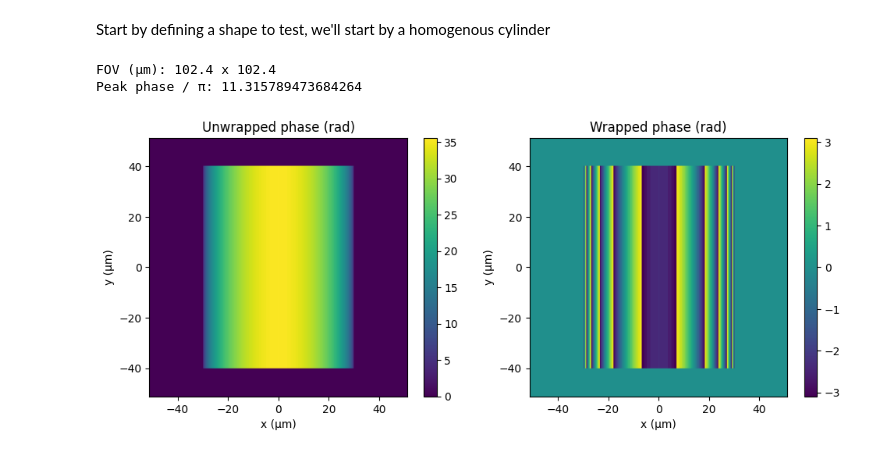
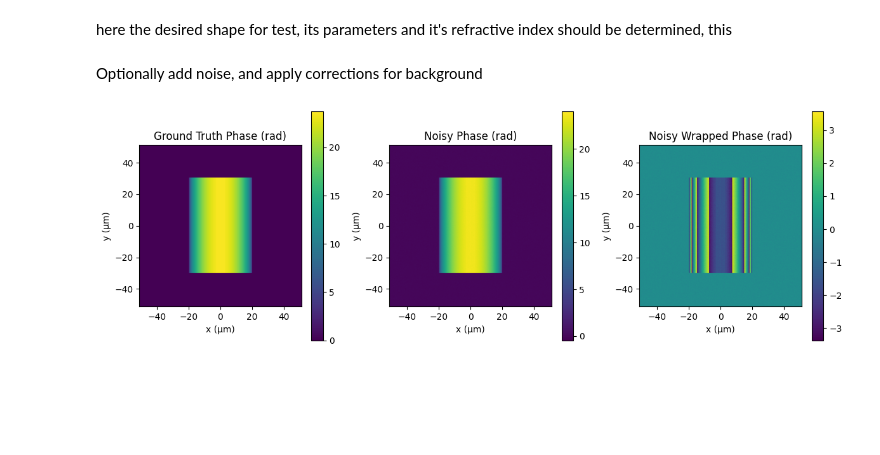
Before and after one commit to oheymans/odt-thesis, a Jupyter notebook: notebooks/phase_unwraping_simulations.ipynb, the cells around one changed output. Cells and saved outputs as stored; diff of their text form; code cells hidden in the pictures; blank space fills up the shorter version.

```diff
--- a/notebooks/phase_unwraping_simulations.ipynb
+++ b/notebooks/phase_unwraping_simulations.ipynb
@@ -20,4 +41,4 @@ n_obj = 1.38      # try scalar first
 # %% [markdown]
-Start by defining a shape to test, we'll start by a homogenous cylinder
+ here the desired shape for test, its parameters and it's refractive index should be determined, this
 # %%
 
@@ -77,24 +62,47 @@ def cylinder_phase_perp_to_z_3d(
-# %%
-phi_true, phi_wrap = cylinder_phase_perp_to_z_3d(
-    Nx, Ny, px, py,
-    R, L,
-    lam=lam, n_med=n_med,
-    n_obj=n_obj,
-    pz=pz
-)
-
-print("FOV (µm):", Nx*px, "x", Ny*py)
-print("Peak phase / π:", float(phi_true.max()/np.pi))
-# %% [output]
-FOV (µm): 102.4 x 102.4
-Peak phase / π: 11.315789473684264
+# %% [markdown]
+Optionally add noise, and apply corrections for background
+# %%
+# Choose wether to use random noisy data or not and choose how noisy it will be
+use_noisy = True
+sigma = 0.1 # How noisy will the data be
+
+# Choose wether to apply correction to the background
+apply_correction = True
+
+plots = [phi_true, phi_wrapped_used]
+plots_names = ["Ground Truth Phase (rad)", "Wrapped Phase (rad)"]
+n = 2
+
+if use_noisy:
+    phi_noisy = additive_noise(phi_true, sigma, enabled=True)
+    phi_wrapped_used = additive_noise(phi_wrapped, sigma, enabled=True)
+else:
+    phi_noisy = None
+    phi_wrapped_used = phi_wrapped
 # %%
-fig, axes = plt.subplots(1, 2, figsize=(10,4))
-im0 = axes[0].imshow(phi_true, origin='lower', extent=[-Nx*px/2, Nx*px/2, -Ny*py/2, Ny*py/2])
-axes[0].set_title("Unwrapped phase (rad)"); plt.colorbar(im0, ax=axes[0])
-im1 = axes[1].imshow(phi_wrap, origin='lower', extent=[-Nx*px/2, Nx*px/2, -Ny*py/2, Ny*py/2])
-axes[1].set_title("Wrapped phase (rad)"); plt.colorbar(im1, ax=axes[1])
-for ax in axes: ax.set_xlabel("x (µm)"); ax.set_ylabel("y (µm)")
+# Build plots list
+plots = [phi_true, phi_wrapped_used]
+plots_names = ["Ground Truth Phase (rad)",
+               "Noisy Wrapped Phase (rad)" if use_noisy else "Wrapped Phase (rad)"]
+
+if use_noisy:
+    plots.insert(1, phi_noisy)
+    plots_names.insert(1, "Noisy Phase (rad)")
+
+n = len(plots)
+
+# Plot
+
+fig, axes = plt.subplots(1, n, figsize=(12,4))
+
+for i, (data, name) in enumerate(zip(plots, plots_names)):
+    im = axes[i].imshow(data, origin='lower',
+                        extent=[-Nx*px/2, Nx*px/2, -Ny*py/2, Ny*py/2])
+    axes[i].set_title(name)
+    plt.colorbar(im, ax=axes[i])
+    axes[i].set_xlabel("x (µm)")
+    axes[i].set_ylabel("y (µm)")
+
 plt.tight_layout()
 # %% [output]
-[figure, old version]
+[figure, new version]
```
Also changed, not shown: parts of 9 cells of this notebook, 1 other file.
